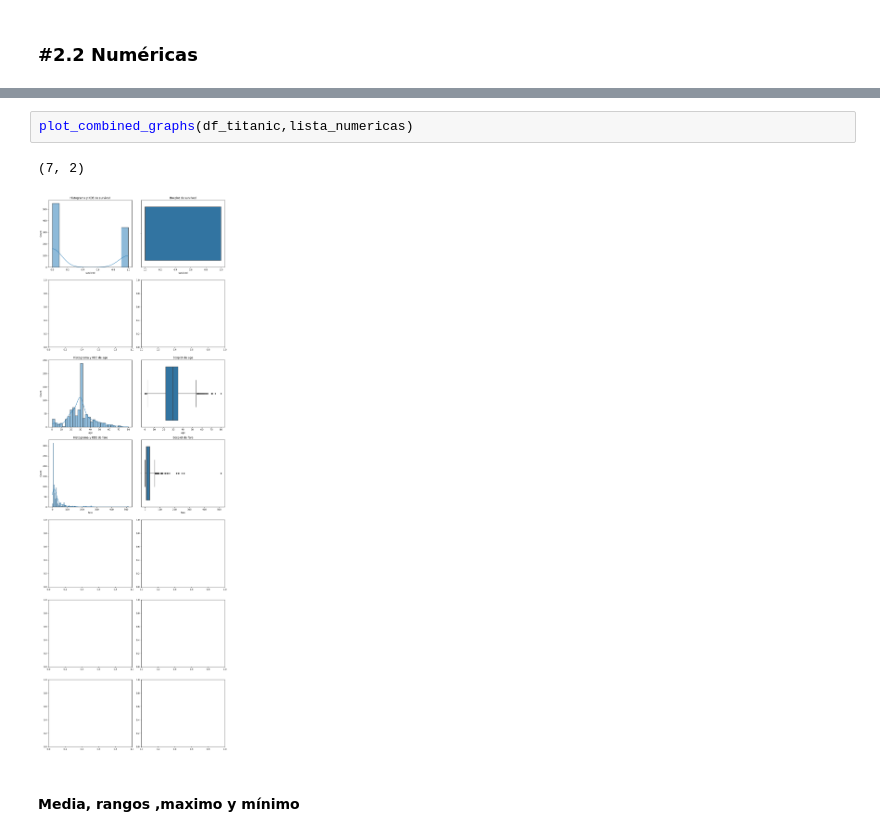
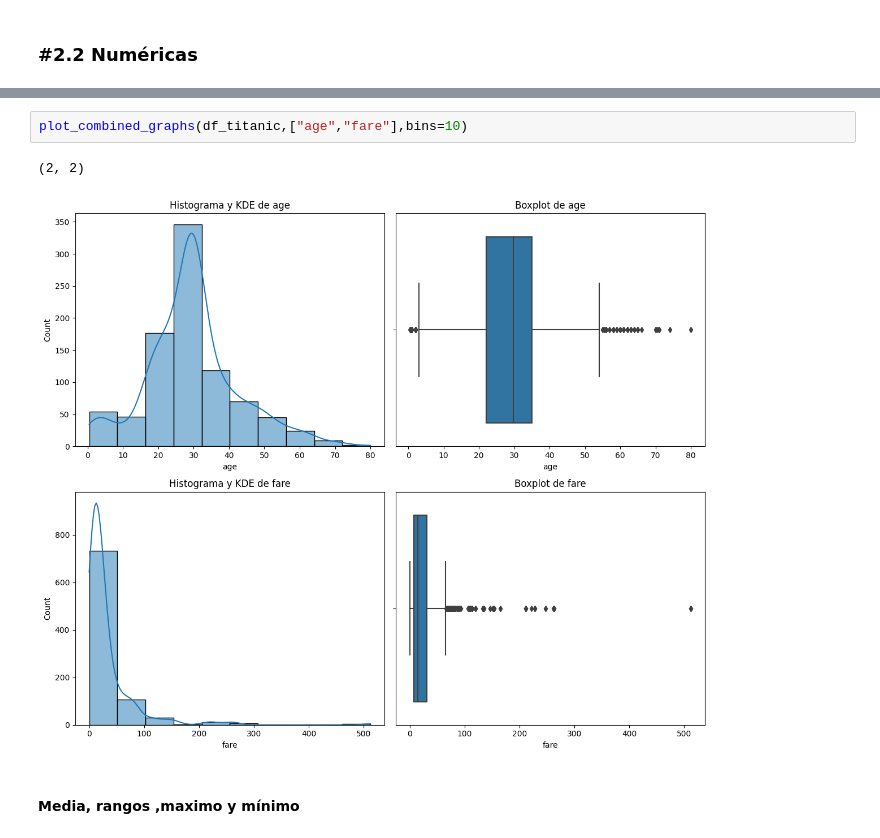
Before and after one commit to ANG112/ONLINE_DS_THEBRIDGE_ALFONSO_NIETO, a Jupyter notebook: 03_Analisis_de_Datos/Sprint_07/Unidad_01/Practica_Obligatoria/18_Practica_Obligatoria_Univariante.ipynb, the cells around one changed output, grey strips where cells are left out. Saved outputs shown, nothing was run; the diff lists cells and outputs as text.

```diff
--- a/03_Analisis_de_Datos/Sprint_07/Unidad_01/Practica_Obligatoria/18_Practica_Obligatoria_Univariante.ipynb
+++ b/03_Analisis_de_Datos/Sprint_07/Unidad_01/Practica_Obligatoria/18_Practica_Obligatoria_Univariante.ipynb
@@ -604,8 +615,8 @@ lista_numericas
-# %%
-plot_combined_graphs(df_titanic,lista_numericas)
-# %% [output]
-(7, 2)
-[figure, removed]
+# %%
+plot_combined_graphs(df_titanic,["age","fare"],bins=10)
+# %% [output]
+(2, 2)
+[figure, added]
 # %% [markdown]
 #### Media, rangos ,maximo y mínimo
 # %%
```
Also changed, not shown: parts of 5 cells of this notebook, 1 other file.
